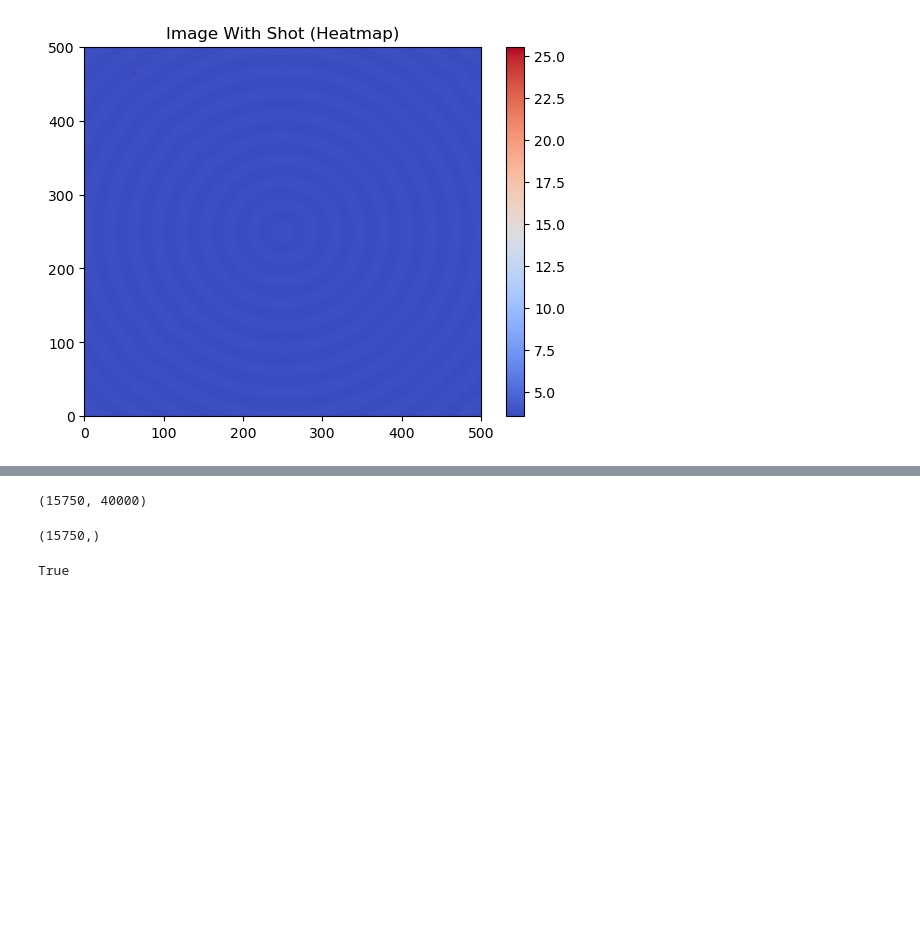
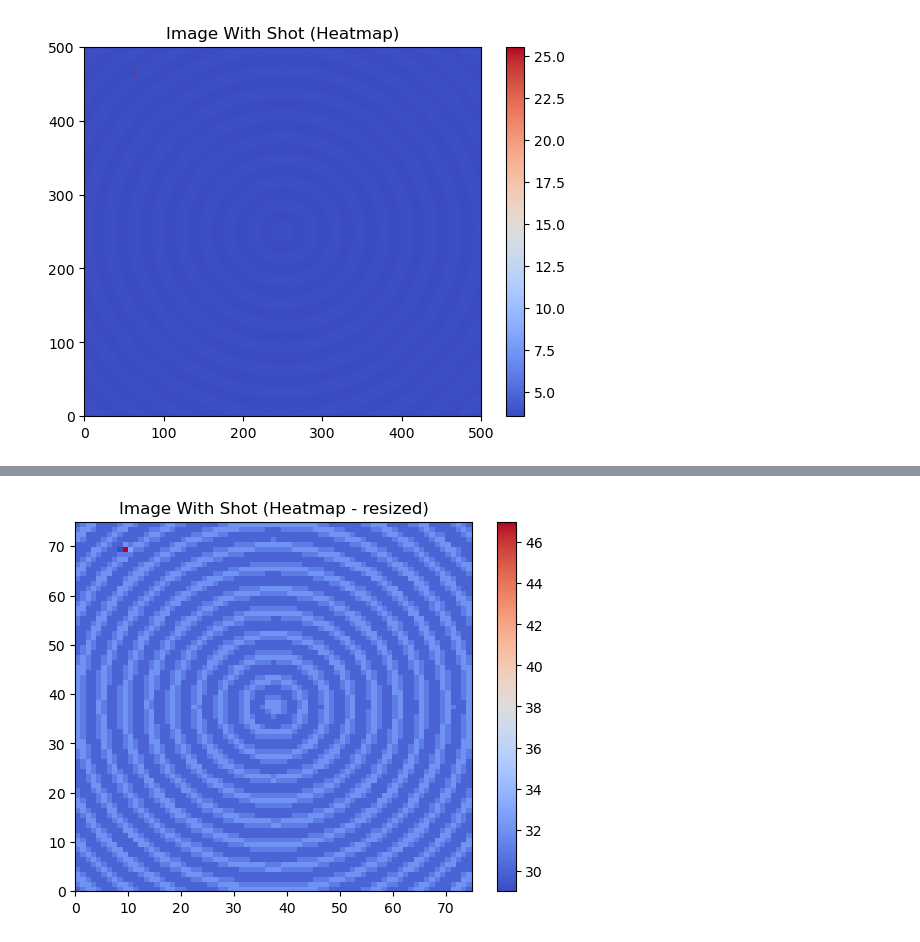
Before and after one commit to npeuker/MathModellingDTU, a Jupyter notebook: Exam Project/validating_model.ipynb, the cells around one changed output, grey strips where cells are left out. Drawn from its saved outputs; the diff is of its cells as text; code cells hidden in the pictures; blank space fills up the shorter version.

```diff
--- a/Exam Project/validating_model.ipynb
+++ b/Exam Project/validating_model.ipynb
@@ -77,2 +73,15 @@ np.max(resized_im)
+# %%
+# resizing again, using PIL
+
+resized_im_2 = img.resize((75, 75), Image.ANTIALIAS)
+im_array_2 = np.array(resized_im_2)
+# Analysing resized image
+
+heatmapresized_2 = plt.pcolor(resized_im_2, cmap="coolwarm")
+plt.colorbar(heatmapresized_2)
+plt.title("Image With Shot (Heatmap - resized)")
+plt.show()
+# %% [output]
+[figure, added]
 # %%
 # Parameters to use
@@ -108,12 +113,0 @@ x = qr_sol(Q,R,b)
-# %%
-R.shape
-# %% [output]
-(15750, 40000)
-# %%
-b.shape
-# %% [output]
-(15750,)
-# %%
-theta.shape[1]*500 > N**2
-# %% [output]
-True
```
Also changed, not shown: parts of 10 cells of this notebook, 1 other file.
